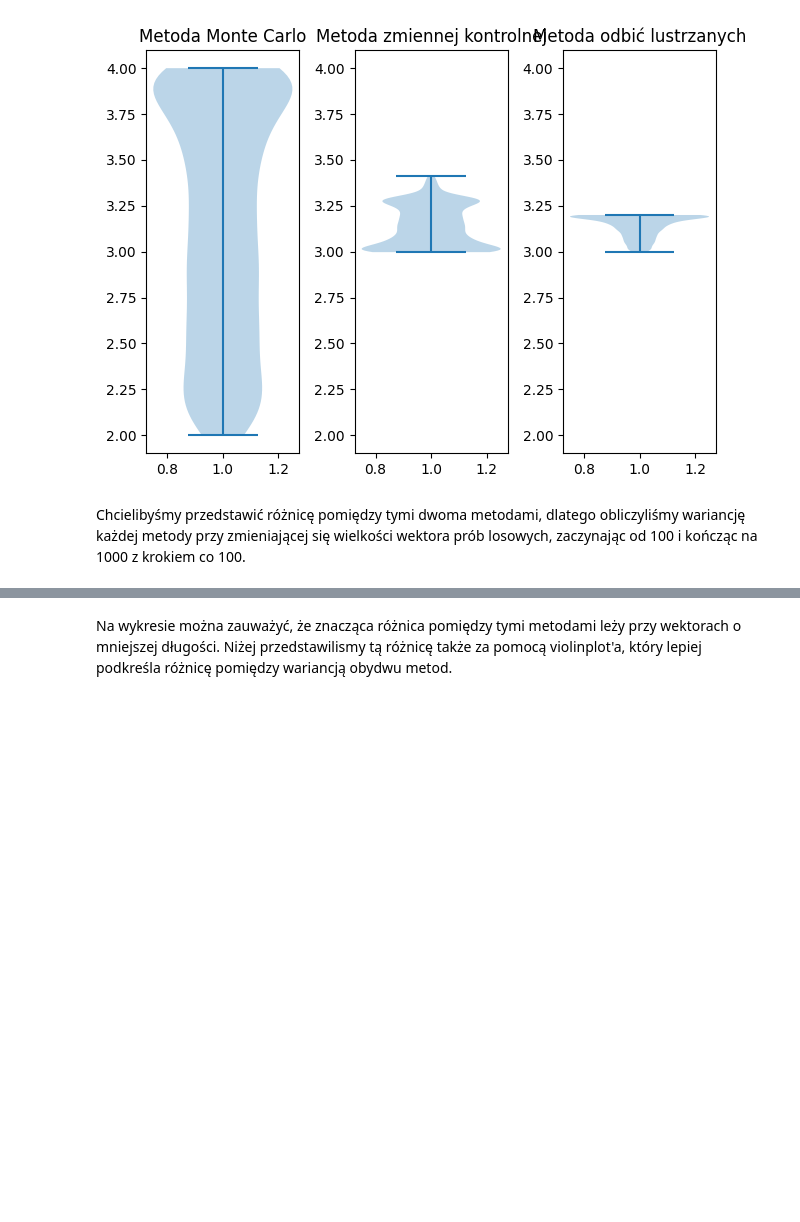
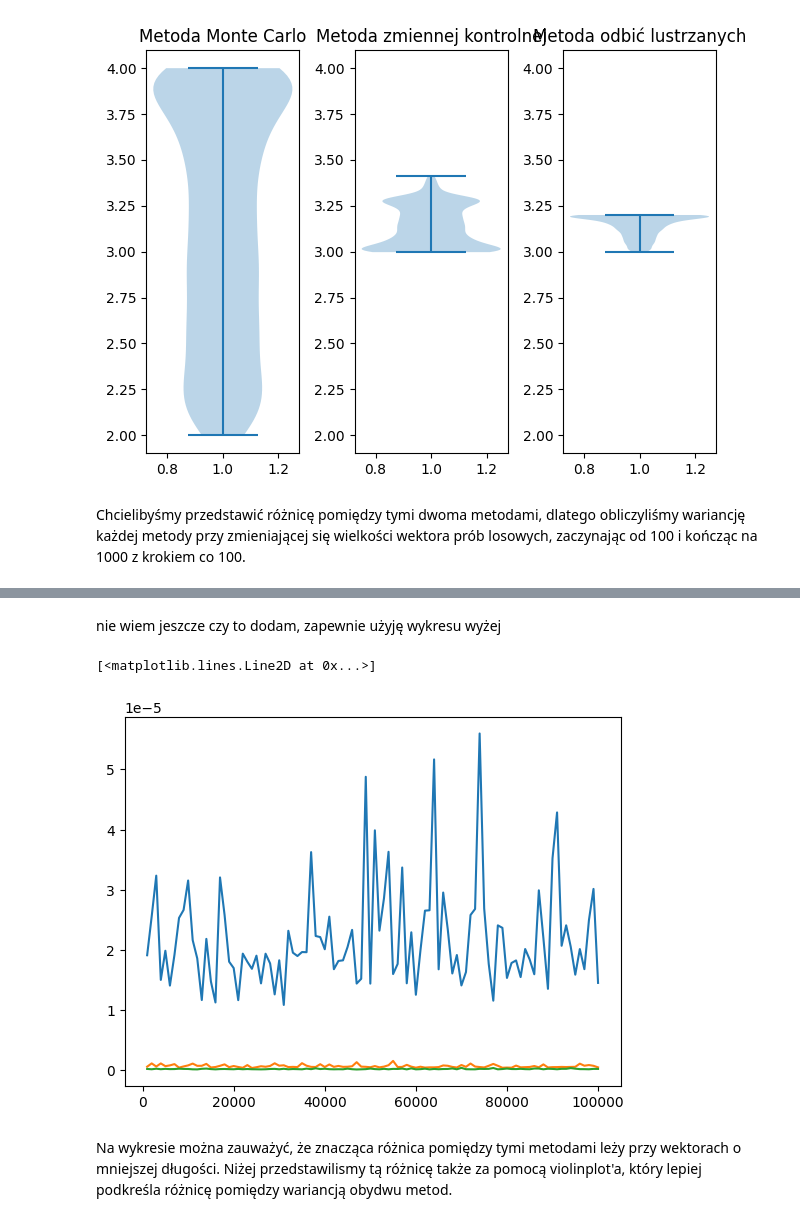
Before and after one commit to piotrczech/report-1-computer-simulations, a Jupyter notebook: main.ipynb, the cells around one changed output, grey strips where cells are left out. Saved outputs shown, nothing was run; the diff lists cells and outputs as text; code cells hidden in the pictures; blank space fills up the shorter version.

```diff
--- a/main.ipynb
+++ b/main.ipynb
@@ -727,3 +725,23 @@ plt.show()
+# %% [markdown]
+nie wiem jeszcze czy to dodam, zapewnie użyję wykresu wyżej
+# %%
+vars1=np.zeros(100)
+vars2=np.zeros(100)
+vars3=np.zeros(100)
+for i in range(len(sample_sizes)):
+    values1 = np.array([np.mean(f(np.random.random(sample_sizes[i]))) for i in range(100)])
+    values2 = np.array([np.mean(control(sample_sizes[i])) for i in range(100)])
+    values3 = np.array([np.mean(mirror(sample_sizes[i])) for i in range(100)])
+    vars1[i] = np.var(values1)
+    vars2[i] = np.var(values2)
+    vars3[i] = np.var(values3)
+
+plt.plot(sample_sizes,vars1, label = "Metoda Monte Carlo")
+plt.plot(sample_sizes,vars2, label = "Metoda Monte Carlo")
+plt.plot(sample_sizes,vars3, label = "Metoda Monte Carlo")
+# %% [output]
+[<matplotlib.lines.Line2D at 0x...>]
+[figure, added]
 # %% [markdown]
 Na wykresie można zauważyć, że znacząca różnica pomiędzy tymi metodami leży przy wektorach o mniejszej długości. Niżej przedstawilismy tą różnicę także za pomocą violinplot'a, który lepiej podkreśla różnicę pomiędzy wariancją obydwu metod.
 # %% [markdown]
```
Also changed, not shown: parts of 2 cells of this notebook.
